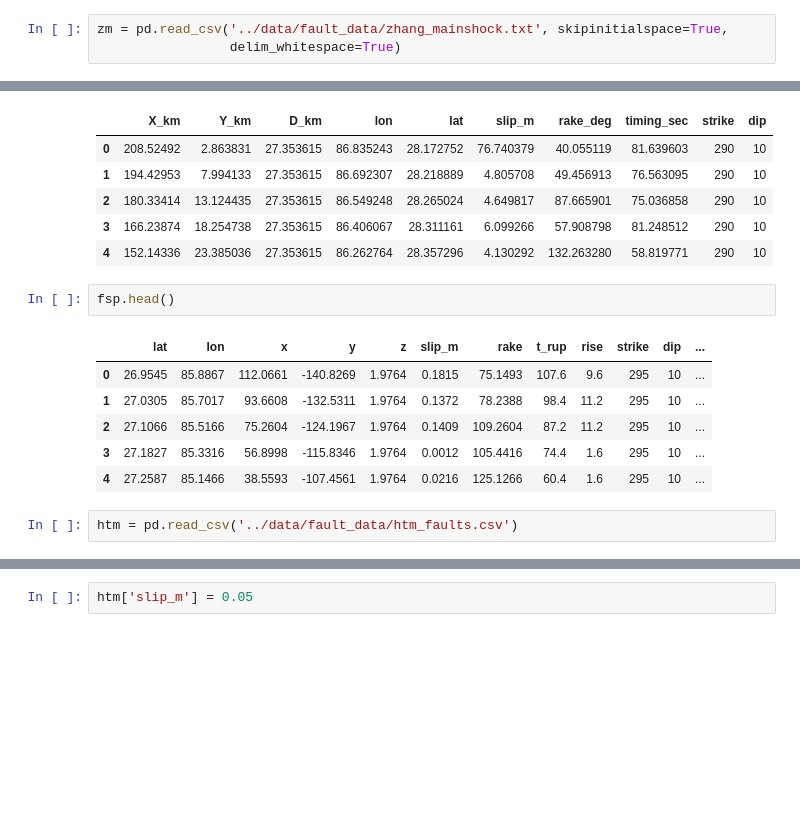
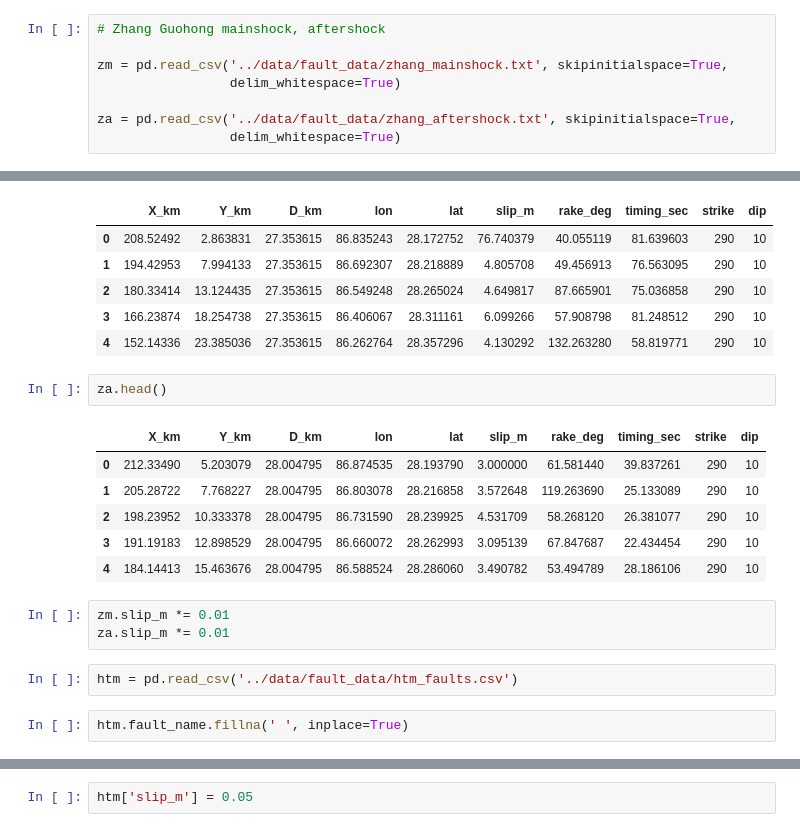
Before and after one commit to cossatot/nepal_eq_2015_stress, a Jupyter notebook: notebooks/3_fault_dataset_combine.ipynb, the cells around one changed output, grey strips where cells are left out. Drawn from its saved outputs; the diff is of its cells as text; blank space fills up the shorter version.

```diff
--- a/notebooks/3_fault_dataset_combine.ipynb
+++ b/notebooks/3_fault_dataset_combine.ipynb
@@ -30,5 +36,10 @@ haf['strike'] = 295.
 haf['dip'] = 10.
 haf['fault_name'] = 'Hayes_aftershock'
 # %%
+# Zhang Guohong mainshock, aftershock
+
 zm = pd.read_csv('../data/fault_data/zhang_mainshock.txt', skipinitialspace=True,
                  delim_whitespace=True)
+
+za = pd.read_csv('../data/fault_data/zhang_aftershock.txt', skipinitialspace=True,
+                 delim_whitespace=True)
@@ -42,16 +57,21 @@ zm.head()
 | 3 | 166.23874 | 18.254738 | 27.353615 | 86.406067 | 28.311161 | 6.099266 | 57.908798 | 81.248512 | 290 | 10 |
 | 4 | 152.14336 | 23.385036 | 27.353615 | 86.262764 | 28.357296 | 4.130292 | 132.263280 | 58.819771 | 290 | 10 |
 # %%
-fsp.head()
+za.head()
 # %% [output]
-|  | lat | lon | x | y | z | slip_m | rake | t_rup | rise | strike | dip | ... |
-| 0 | 26.9545 | 85.8867 | 112.0661 | -140.8269 | 1.9764 | 0.1815 | 75.1493 | 107.6 | 9.6 | 295 | 10 | ... |
-| 1 | 27.0305 | 85.7017 | 93.6608 | -132.5311 | 1.9764 | 0.1372 | 78.2388 | 98.4 | 11.2 | 295 | 10 | ... |
-| 2 | 27.1066 | 85.5166 | 75.2604 | -124.1967 | 1.9764 | 0.1409 | 109.2604 | 87.2 | 11.2 | 295 | 10 | ... |
-| 3 | 27.1827 | 85.3316 | 56.8998 | -115.8346 | 1.9764 | 0.0012 | 105.4416 | 74.4 | 1.6 | 295 | 10 | ... |
-| 4 | 27.2587 | 85.1466 | 38.5593 | -107.4561 | 1.9764 | 0.0216 | 125.1266 | 60.4 | 1.6 | 295 | 10 | ... |
+|  | X_km | Y_km | D_km | lon | lat | slip_m | rake_deg | timing_sec | strike | dip |
+| 0 | 212.33490 | 5.203079 | 28.004795 | 86.874535 | 28.193790 | 3.000000 | 61.581440 | 39.837261 | 290 | 10 |
+| 1 | 205.28722 | 7.768227 | 28.004795 | 86.803078 | 28.216858 | 3.572648 | 119.263690 | 25.133089 | 290 | 10 |
+| 2 | 198.23952 | 10.333378 | 28.004795 | 86.731590 | 28.239925 | 4.531709 | 58.268120 | 26.381077 | 290 | 10 |
+| 3 | 191.19183 | 12.898529 | 28.004795 | 86.660072 | 28.262993 | 3.095139 | 67.847687 | 22.434454 | 290 | 10 |
+| 4 | 184.14413 | 15.463676 | 28.004795 | 86.588524 | 28.286060 | 3.490782 | 53.494789 | 28.186106 | 290 | 10 |
+# %%
+zm.slip_m *= 0.01
+za.slip_m *= 0.01
 # %%
 htm = pd.read_csv('../data/fault_data/htm_faults.csv')
+# %%
+htm.fault_name.fillna(' ', inplace=True)
 # %%
 htm.tail()
 # %% [output]
```
Also changed, not shown: parts of 22 cells of this notebook, 4 other files.
